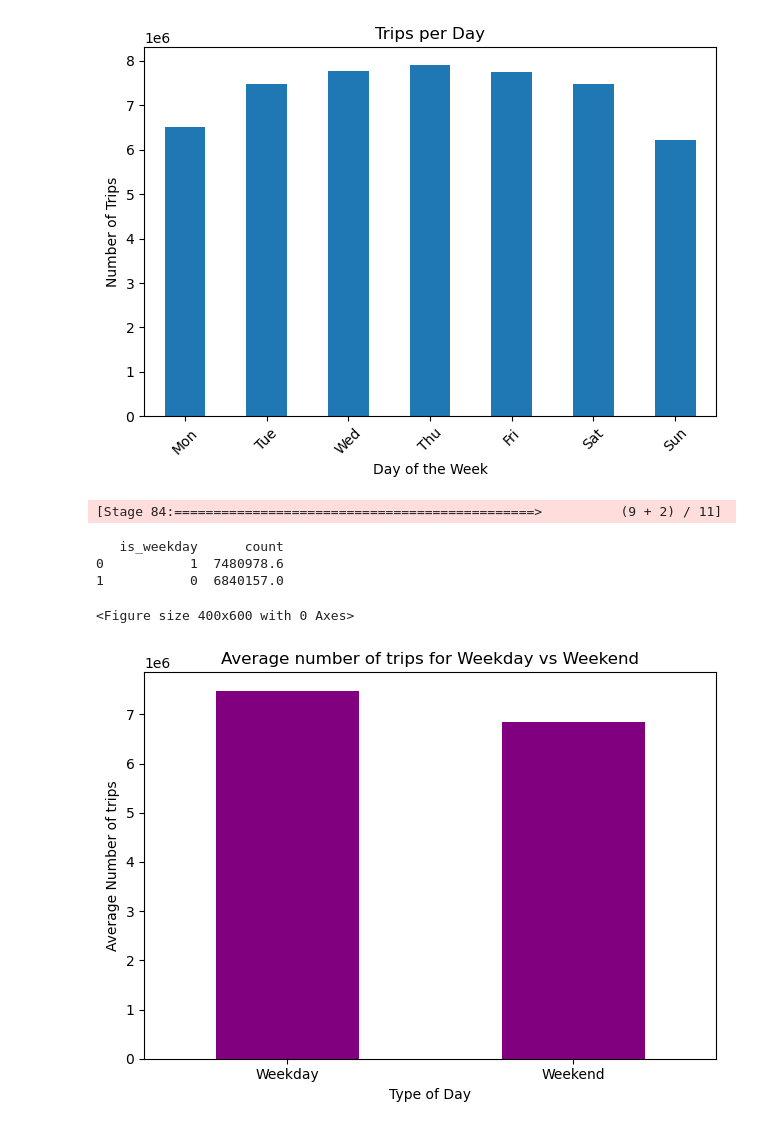
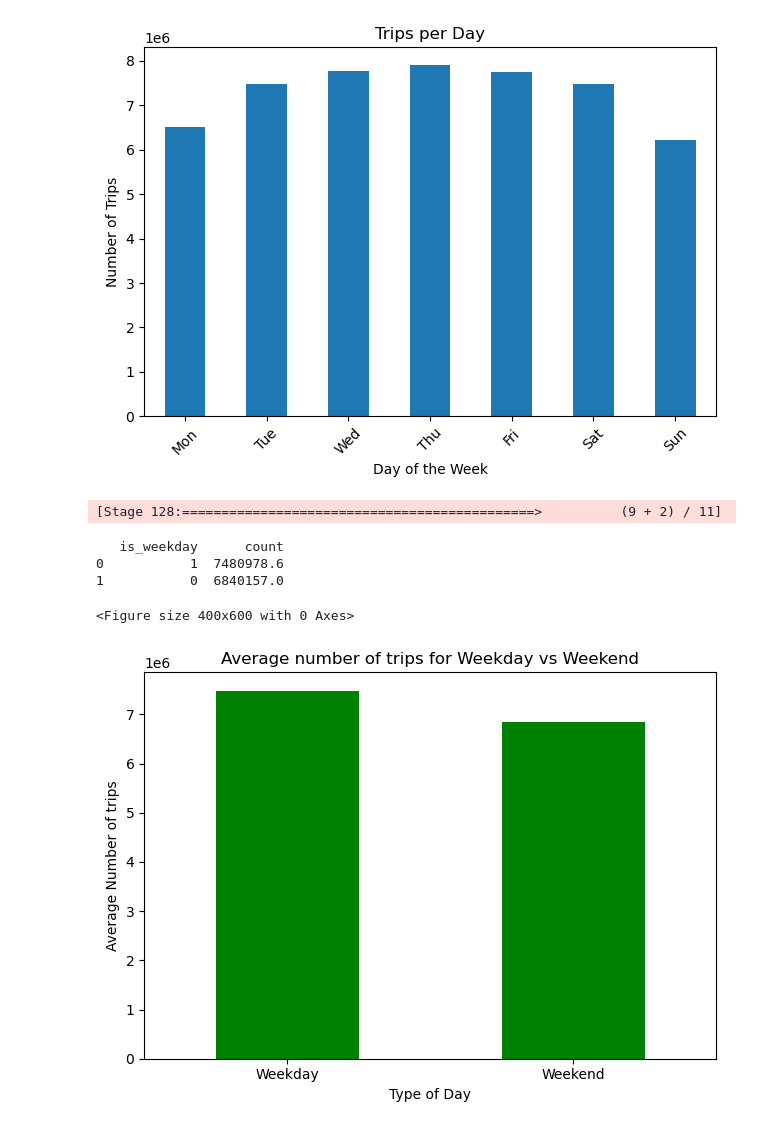
Before and after one commit to umu5/NYC-YellowTaxi-Demand-Analysis, a Jupyter notebook: notebooks/analysis.ipynb, the cells around one changed output. Cells and saved outputs as stored; diff of their text form; code cells hidden in the pictures.

```diff
--- a/notebooks/analysis.ipynb
+++ b/notebooks/analysis.ipynb
@@ -92,33 +92,33 @@ plt.show()
 
 # Aggregate data by is_weekday
 weekday_count = sdf_with_weekday.groupBy("is_weekday").count().toPandas()
 
 # if is_weekday is 1, divide count by 5 and if not divide by 2 to get avg trips
 weekday_count["count"] = np.where(weekday_count["is_weekday"] == 1, \
                                   weekday_count["count"]/5, \
                                     weekday_count["count"]/2)
 print(weekday_count.head())
 
 # Replace the numerical values with descriptive labels
 weekday_count["is_weekday"] = weekday_count["is_weekday"] \
                             .replace({1: "Weekday", 0: "Weekend"})
 
 # Plot
 plt.figure(figsize=(4,6))
-weekday_count.set_index("is_weekday").plot(kind='bar', color = 'purple', \
+weekday_count.set_index("is_weekday").plot(kind='bar', color = 'green', \
                                            legend=None)
 plt.title("Average number of trips for Weekday vs Weekend")
 plt.ylabel("Average Number of trips")
 plt.xlabel("Type of Day")
 plt.xticks(rotation=0)
 plt.tight_layout()
 # save figure
 plt.savefig('../plots/trips_weekday_weekend.png')
 plt.show()
 # %% [output]
-[Stage 84:==============================================>          (9 + 2) / 11]
+[Stage 128:=============================================>          (9 + 2) / 11]
    is_weekday      count
 0           1  7480978.6
 1           0  6840157.0
 <Figure size 400x600 with 0 Axes>
-[figure, old version]
+[figure, new version]
```
Also changed, not shown: parts of 2 cells of this notebook, 2 other files.
